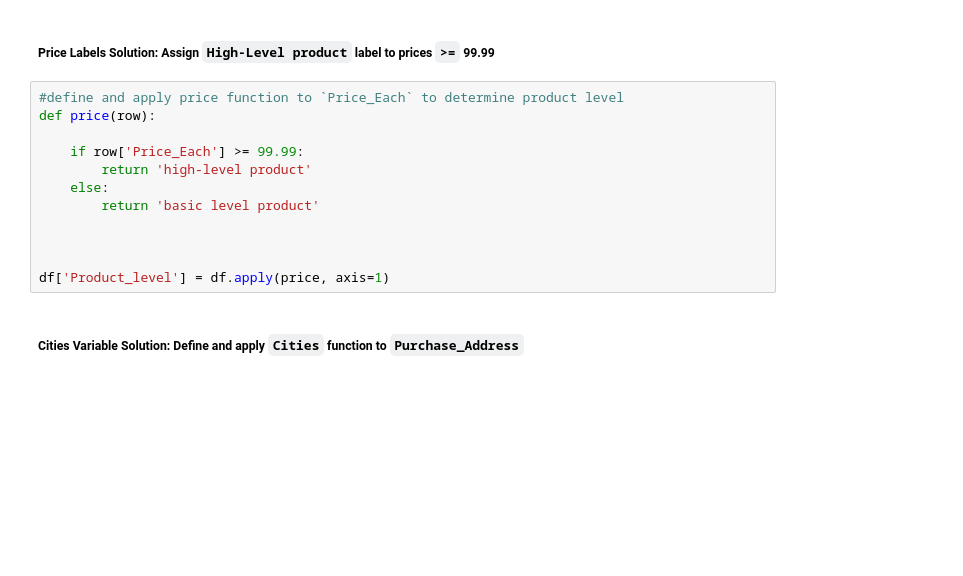
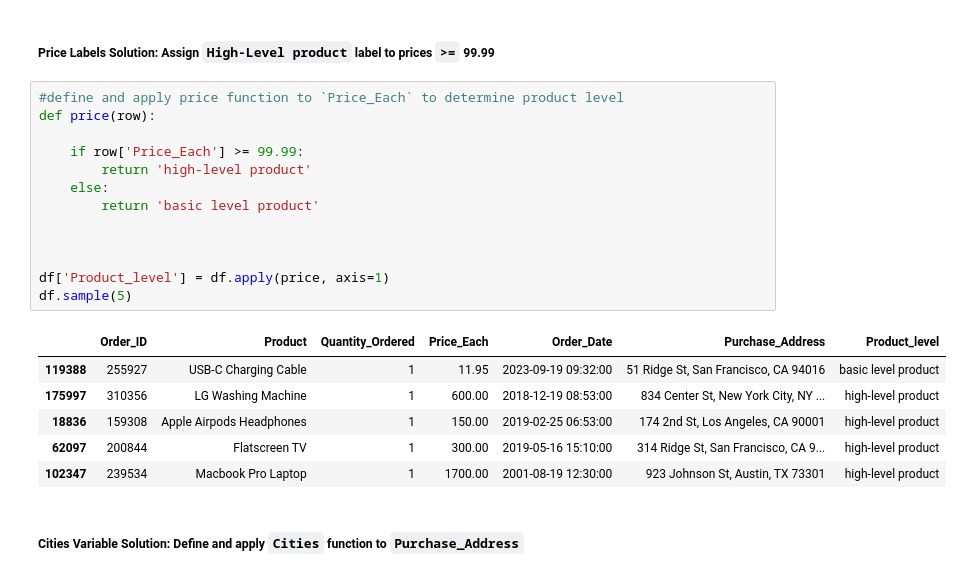
Before and after one commit to qochieng/Power-BI-dashboard-project, a Jupyter notebook: salesdataanalysis.ipynb, the cells around one changed output. Saved outputs shown, nothing was run; the diff lists cells and outputs as text; blank space fills up the shorter version.

```diff
--- a/salesdataanalysis.ipynb
+++ b/salesdataanalysis.ipynb
@@ -519,15 +532,23 @@ dtype: object
 # %%
 #define and apply price function to `Price_Each` to determine product level
 def price(row):
 
     if row['Price_Each'] >= 99.99:
         return 'high-level product'
     else:
         return 'basic level product'
 
 
 
 df['Product_level'] = df.apply(price, axis=1)
+df.sample(5)
+# %% [output]
+|  | Order_ID | Product | Quantity_Ordered | Price_Each | Order_Date | Purchase_Address | Product_level |
+| 119388 | 255927 | USB-C Charging Cable | 1 | 11.95 | 2023-09-19 09:32:00 | 51 Ridge St, San Francisco, CA 94016 | basic level product |
+| 175997 | 310356 | LG Washing Machine | 1 | 600.00 | 2018-12-19 08:53:00 | 834 Center St, New York City, NY ... | high-level product |
+| 18836 | 159308 | Apple Airpods Headphones | 1 | 150.00 | 2019-02-25 06:53:00 | 174 2nd St, Los Angeles, CA 90001 | high-level product |
+| 62097 | 200844 | Flatscreen TV | 1 | 300.00 | 2019-05-16 15:10:00 | 314 Ridge St, San Francisco, CA 9... | high-level product |
+| 102347 | 239534 | Macbook Pro Laptop | 1 | 1700.00 | 2001-08-19 12:30:00 | 923 Johnson St, Austin, TX 73301 | high-level product |
 # %% [markdown]
 ##### **Cities Variable Solution: Define and apply `Cities` function to `Purchase_Address`**
 # %%
```
Also changed, not shown: parts of 5 cells of this notebook, 2 other files.
